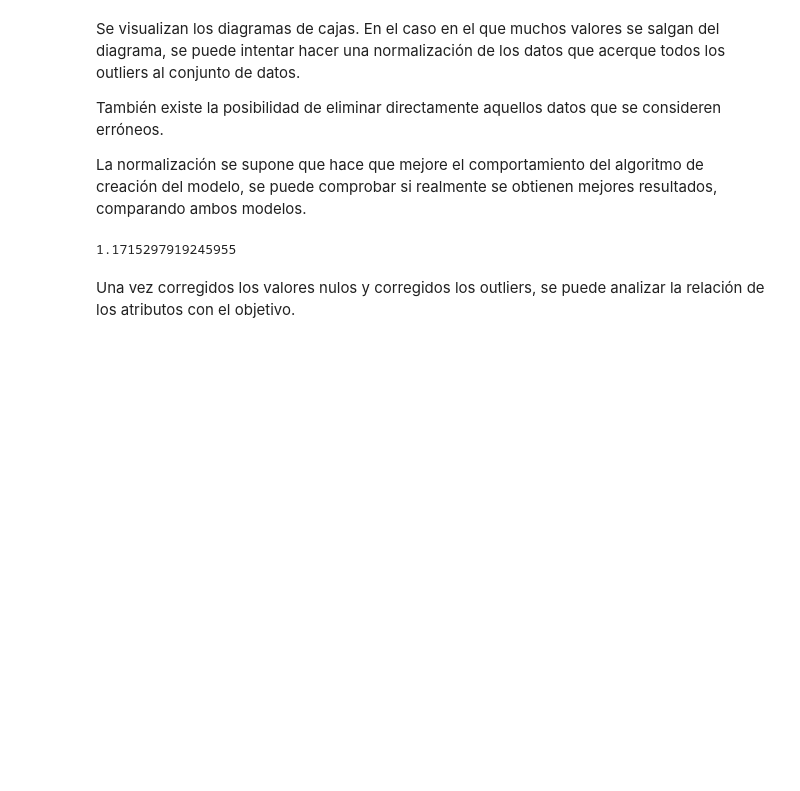
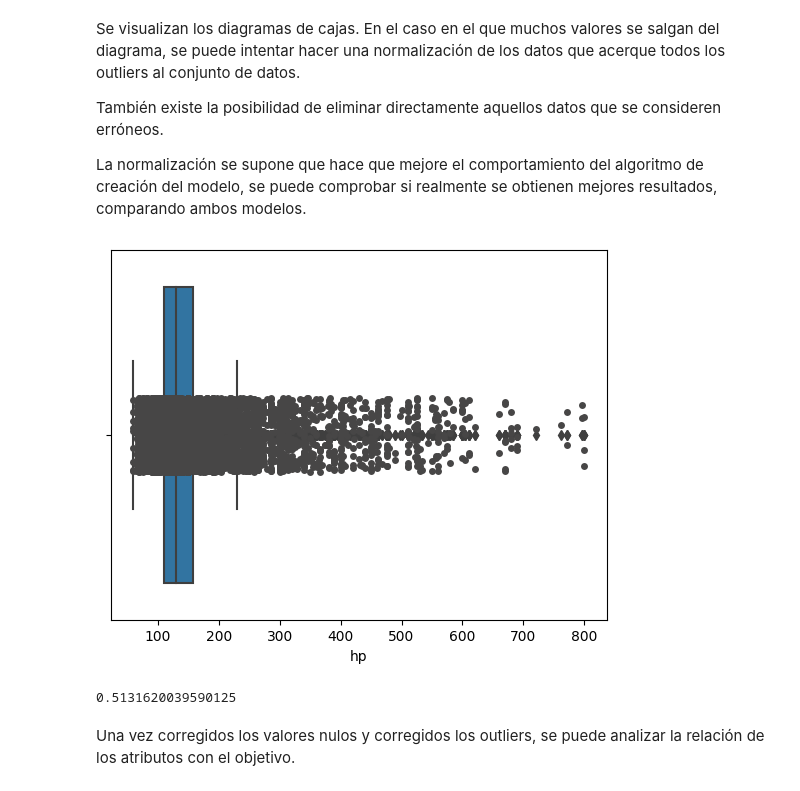
Before and after one commit to MattJCR/An-lisis_coches_net, a Jupyter notebook: Análisis_coches_net.ipynb, the cells around one changed output. Drawn from its saved outputs; the diff is of its cells as text; code cells hidden in the pictures; blank space fills up the shorter version.

```diff
--- a/Análisis_coches_net.ipynb
+++ b/Análisis_coches_net.ipynb
@@ -60,3 +198,6 @@ También existe la posibilidad de que el dataset tenga filas duplicadas, que hay
 **data.drop_duplicates(subset=None, inplace=True)**
 
 **data.drop_duplicates(subset=['id'], keep='first')**
+# %%
+df = df.drop_duplicates(keep='first')
+df
@@ -124,6 +406,9 @@ También existe la posibilidad de eliminar directamente aquellos datos que se co
 
 La normalización se supone que hace que mejore el comportamiento del algoritmo de creación del modelo, se puede comprobar si realmente se obtienen mejores resultados, comparando ambos modelos.
 # %%
+import seaborn as sns
 #visualizar los diagramas para todas las propiedades numéricas
-draw_hist_boxplot(data, 'hp')
+draw_hist_boxplot(df, 'hp')
+# %% [output]
+[figure, added]
 # %%
@@ -134,8 +417,8 @@ draw_hist_boxplot(data, 'hp')
 # %%
 #se puede calcular la desviación de la distribución, si el valor es negativo la desviación es a la izquierda y si es positivo es a la derecha
-print(data['km'].skew())
+print(df['km'].skew())
 # %% [output]
-1.1715297919245955
+0.5131620039590125
 # %% [markdown]
 Una vez corregidos los valores nulos y corregidos los outliers, se puede analizar la relación de los atributos con el objetivo.
 # %%
```
Also changed, not shown: parts of 92 cells of this notebook.
